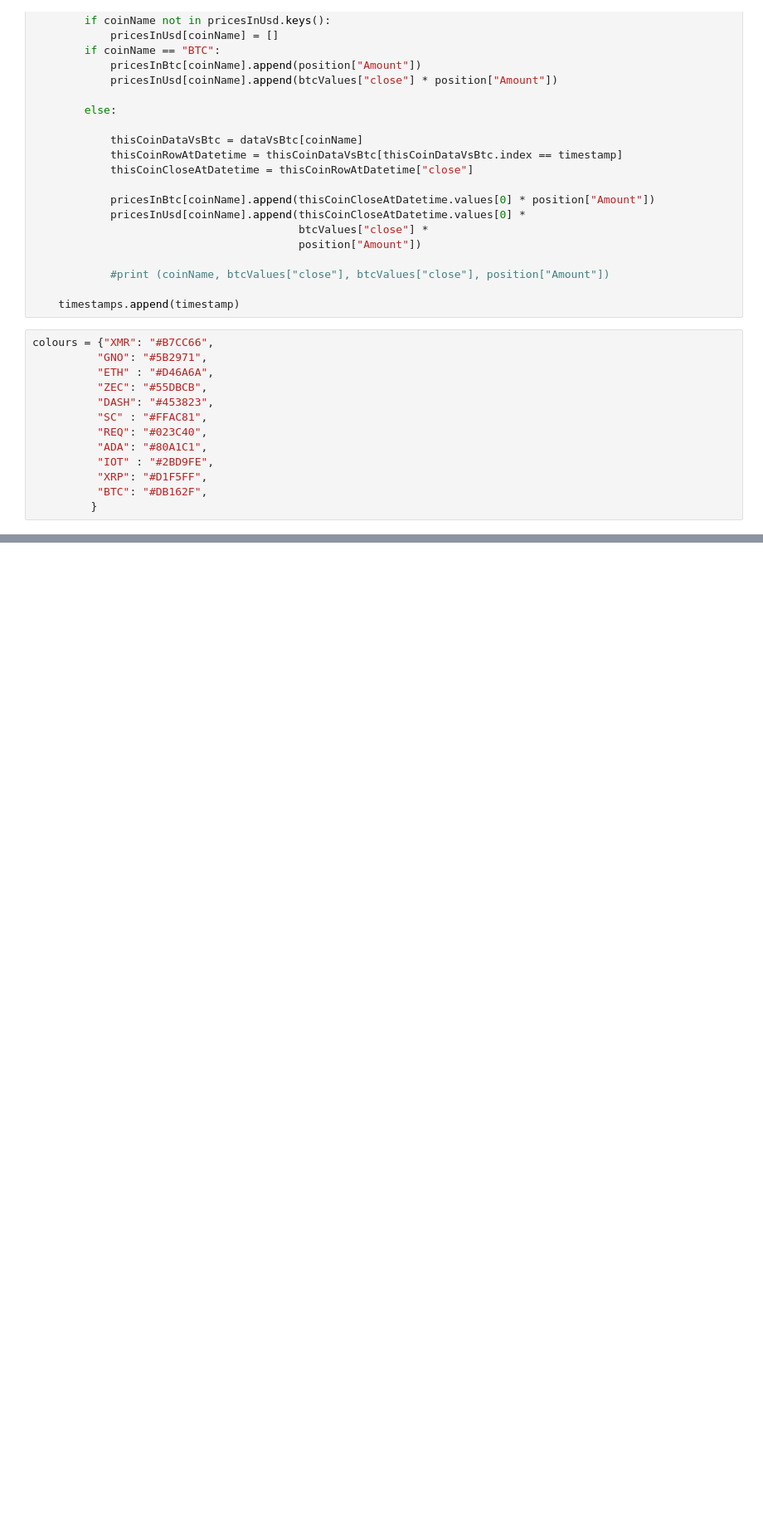
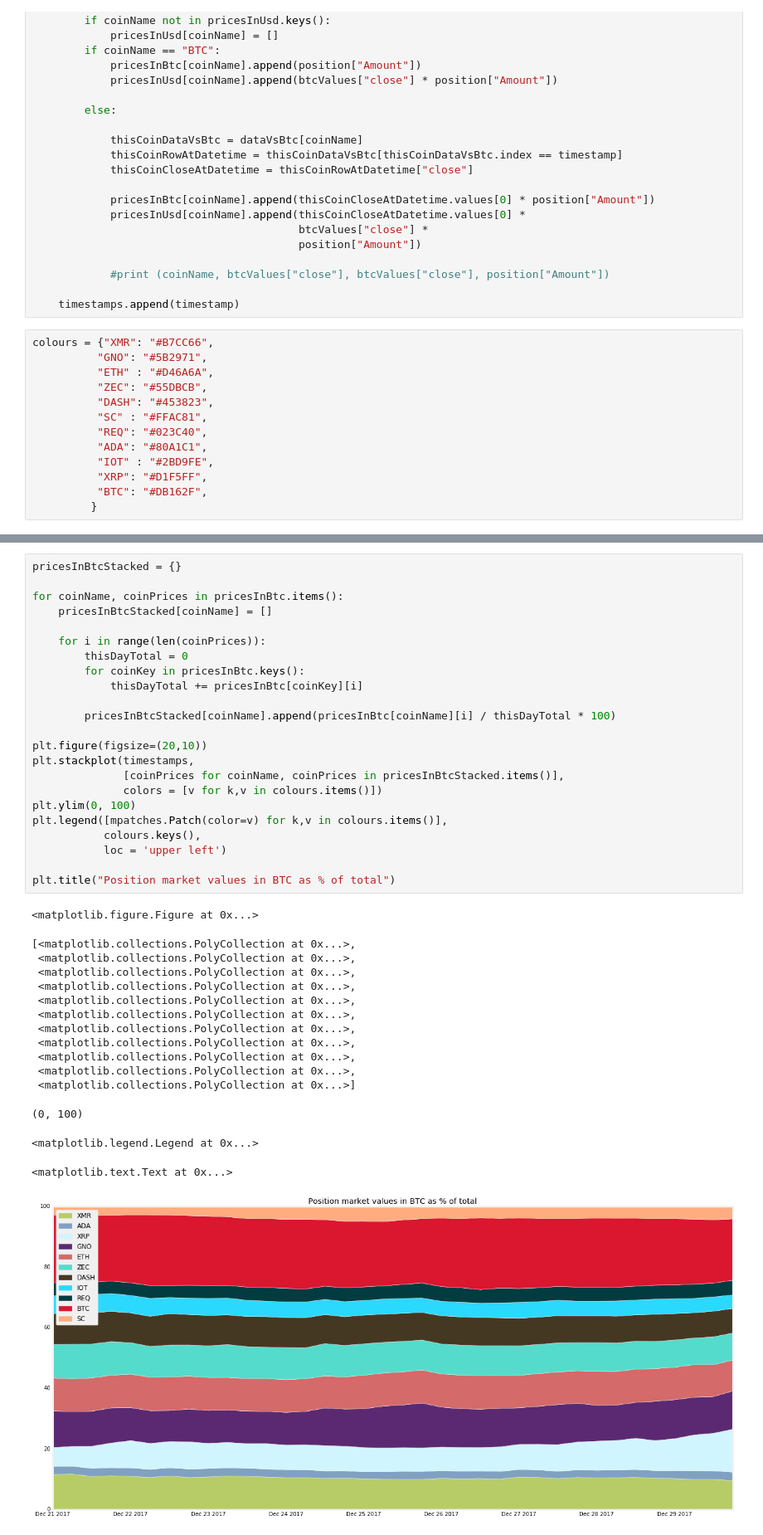
Before and after one commit to erikseulean/cryptoscraping, a Jupyter notebook: Position Analysis Intraday Data.ipynb, the cells around one changed output, grey strips where cells are left out. Shown at 83% size. Drawn from its saved outputs; the diff is of its cells as text; blank space fills up the shorter version.

```diff
--- a/Position Analysis Intraday Data.ipynb
+++ b/Position Analysis Intraday Data.ipynb
@@ -456,0 +465,40 @@ plt.legend([mpatches.Patch(color=v) for k,v in colours.items()],
+# %%
+pricesInBtcStacked = {}
+
+for coinName, coinPrices in pricesInBtc.items():
+    pricesInBtcStacked[coinName] = []
+
+    for i in range(len(coinPrices)):
+        thisDayTotal = 0
+        for coinKey in pricesInBtc.keys():
+            thisDayTotal += pricesInBtc[coinKey][i]
+
+        pricesInBtcStacked[coinName].append(pricesInBtc[coinName][i] / thisDayTotal * 100)
+
+plt.figure(figsize=(20,10))
+plt.stackplot(timestamps,
+              [coinPrices for coinName, coinPrices in pricesInBtcStacked.items()],
+              colors = [v for k,v in colours.items()])
+plt.ylim(0, 100)
+plt.legend([mpatches.Patch(color=v) for k,v in colours.items()],
+           colours.keys(),
+           loc = 'upper left')
+
+plt.title("Position market values in BTC as % of total")
+# %% [output]
+<matplotlib.figure.Figure at 0x...>
+[<matplotlib.collections.PolyCollection at 0x...>,
+ <matplotlib.collections.PolyCollection at 0x...>,
+ <matplotlib.collections.PolyCollection at 0x...>,
+ <matplotlib.collections.PolyCollection at 0x...>,
+ <matplotlib.collections.PolyCollection at 0x...>,
+ <matplotlib.collections.PolyCollection at 0x...>,
+ <matplotlib.collections.PolyCollection at 0x...>,
+ <matplotlib.collections.PolyCollection at 0x...>,
+ <matplotlib.collections.PolyCollection at 0x...>,
+ <matplotlib.collections.PolyCollection at 0x...>,
+ <matplotlib.collections.PolyCollection at 0x...>]
+(0, 100)
+<matplotlib.legend.Legend at 0x...>
+<matplotlib.text.Text at 0x...>
+[figure, added]
```
Also changed, not shown: parts of 3 cells of this notebook.
